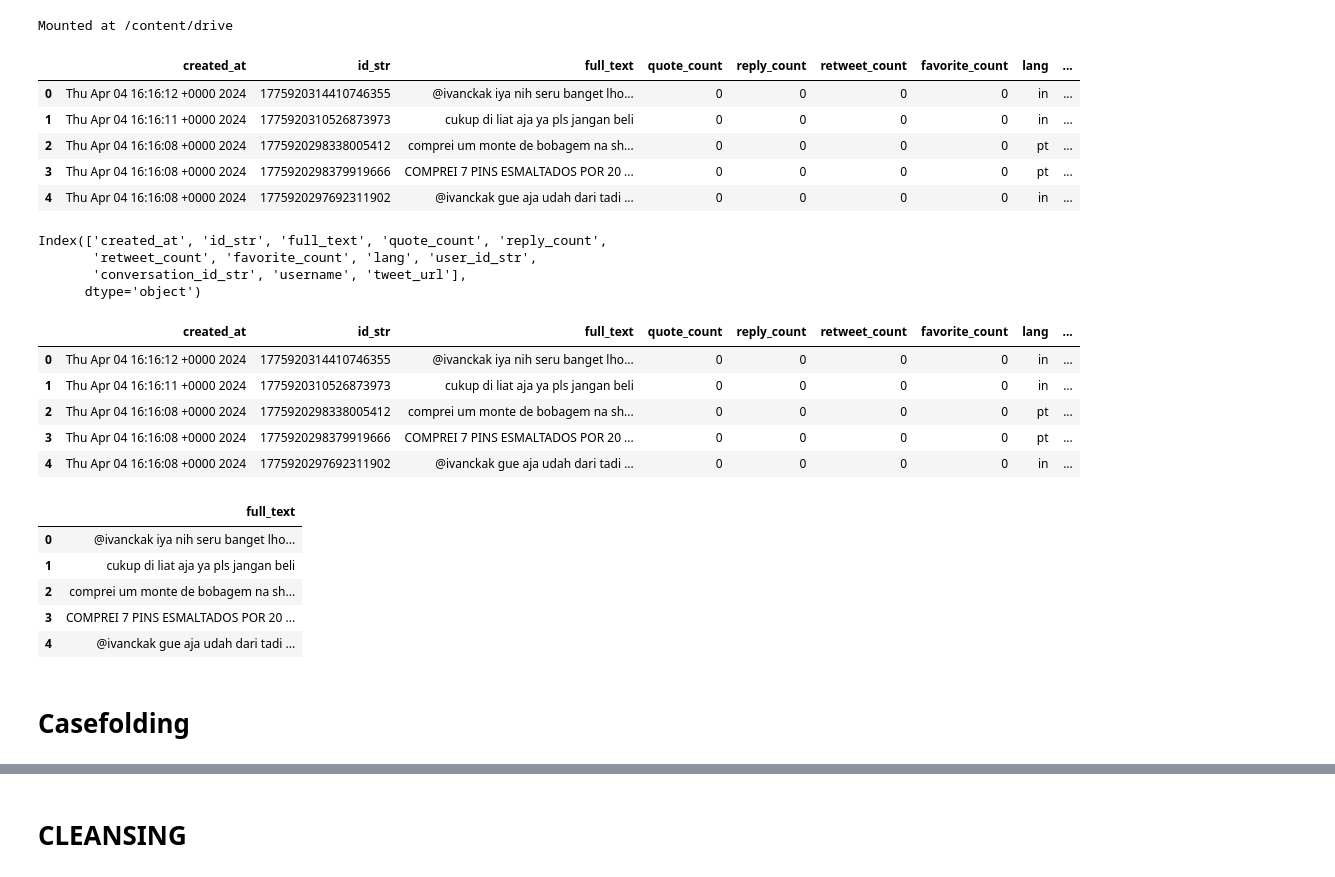
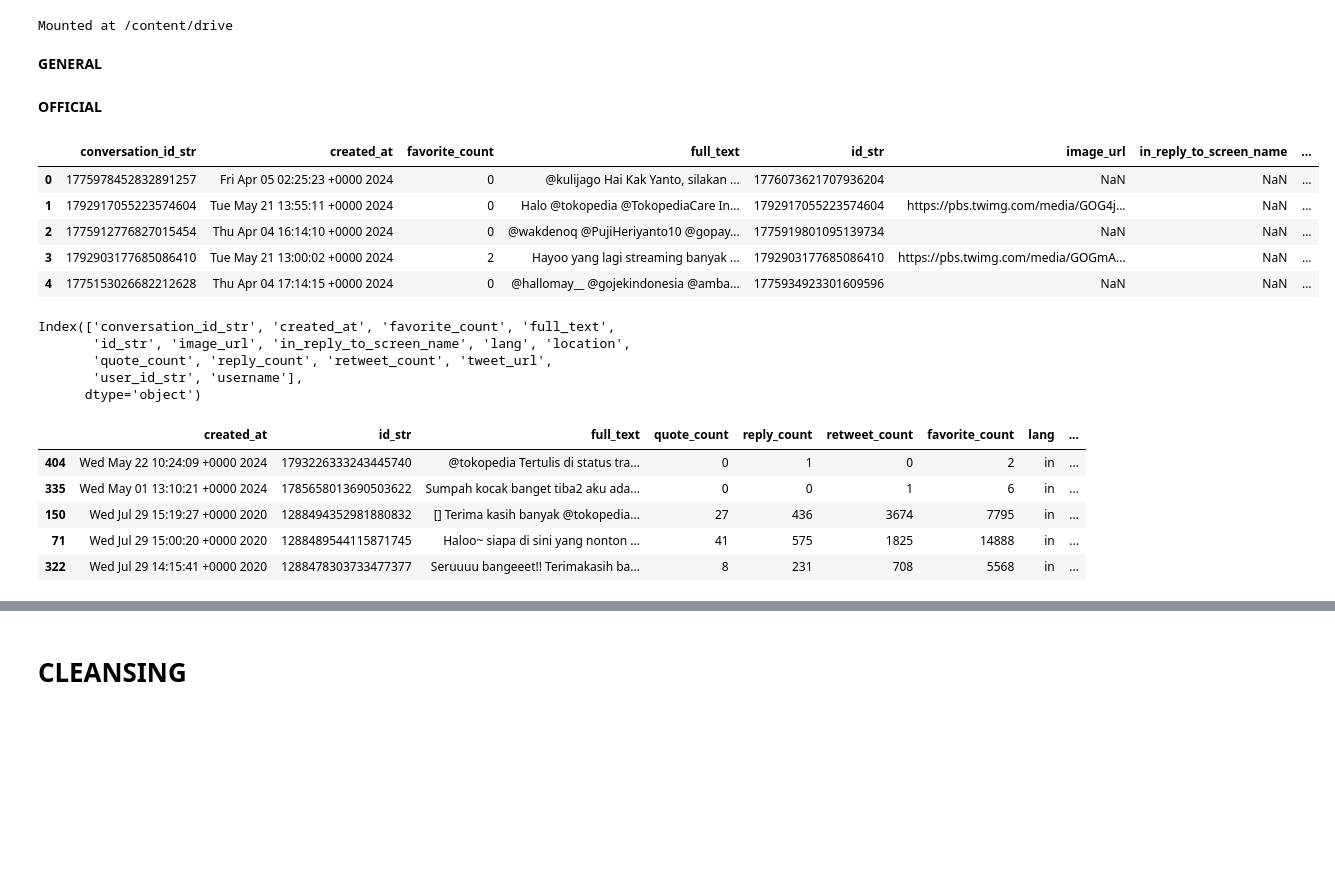
Before and after one commit to VindiSovia/Analisis_Sentimen, a Jupyter notebook: Proses_twitter.ipynb, the cells around one changed output, grey strips where cells are left out. Drawn from its saved outputs; the diff is of its cells as text; code cells hidden in the pictures; blank space fills up the shorter version.

```diff
--- a/Proses_twitter.ipynb
+++ b/Proses_twitter.ipynb
@@ -32,4 +32,6 @@ from google.colab import drive
 drive.mount('/content/drive')
 # %% [output]
 Mounted at /content/drive
+# %% [markdown]
+**GENERAL**
 # %%
@@ -40,5 +42,7 @@ tkp_gps = pd.read_csv("/content/drive/MyDrive/Skripsi/Dataset/GOOGLE PLAY/Tokope
+# %% [markdown]
+**OFFICIAL**
 # %%
-bkl_app = pd.read_csv("/content/drive/MyDrive/Skripsi/Dataset/PS_APP/BukalapakAPST.csv")
-lzd_app = pd.read_csv("/content/drive/MyDrive/Skripsi/Dataset/PS_APP/LazadaAPST.csv")
-shp_app = pd.read_csv("/content/drive/MyDrive/Skripsi/Dataset/PS_APP/ShopeeAPST.csv")
-tkp_app = pd.read_csv("/content/drive/MyDrive/Skripsi/Dataset/PS_APP/TokopediaAPST.csv")
+bkl_ofc = pd.read_csv("/content/drive/MyDrive/Skripsi/Dataset/500/TWTOFC/bukalapakOfcTwt.csv")
+lzd_ofc = pd.read_csv("/content/drive/MyDrive/Skripsi/Dataset/500/TWTOFC/lazadaTwtOfc12.csv")
+shp_ofc = pd.read_csv("/content/drive/MyDrive/Skripsi/Dataset/500/TWTOFC/shopeeOfcTwt.csv")
+tkp_ofc = pd.read_csv("/content/drive/MyDrive/Skripsi/Dataset/500/TWTOFC/tokopediaOfcTwt.csv")
@@ -47,30 +49,31 @@ shp_twt = pd.read_csv("/content/drive/MyDrive/Skripsi/Dataset/TWT/ofc_shopee.csv
 # %%
-shp_twt.head()
+tkp_ofc.head()
 # %% [output]
-|  | created_at | id_str | full_text | quote_count | reply_count | retweet_count | favorite_count | lang | ... |
-| 0 | Thu Apr 04 16:16:12 +0000 2024 | 1775920314410746355 | @ivanckak iya nih seru banget lho... | 0 | 0 | 0 | 0 | in | ... |
-| 1 | Thu Apr 04 16:16:11 +0000 2024 | 1775920310526873973 | cukup di liat aja ya pls jangan beli | 0 | 0 | 0 | 0 | in | ... |
-| 2 | Thu Apr 04 16:16:08 +0000 2024 | 1775920298338005412 | comprei um monte de bobagem na sh... | 0 | 0 | 0 | 0 | pt | ... |
-| 3 | Thu Apr 04 16:16:08 +0000 2024 | 1775920298379919666 | COMPREI 7 PINS ESMALTADOS POR 20 ... | 0 | 0 | 0 | 0 | pt | ... |
-| 4 | Thu Apr 04 16:16:08 +0000 2024 | 1775920297692311902 | @ivanckak gue aja udah dari tadi ... | 0 | 0 | 0 | 0 | in | ... |
+|  | conversation_id_str | created_at | favorite_count | full_text | id_str | image_url | in_reply_to_screen_name | ... |
+| 0 | 1775978452832891257 | Fri Apr 05 02:25:23 +0000 2024 | 0 | @kulijago Hai Kak Yanto, silakan ... | 1776073621707936204 | NaN | NaN | ... |
+| 1 | 1792917055223574604 | Tue May 21 13:55:11 +0000 2024 | 0 | Halo @tokopedia @TokopediaCare In... | 1792917055223574604 | https://pbs.twimg.com/media/GOG4j... | NaN | ... |
+| 2 | 1775912776827015454 | Thu Apr 04 16:14:10 +0000 2024 | 0 | @wakdenoq @PujiHeriyanto10 @gopay... | 1775919801095139734 | NaN | NaN | ... |
+| 3 | 1792903177685086410 | Tue May 21 13:00:02 +0000 2024 | 2 | Hayoo yang lagi streaming banyak ... | 1792903177685086410 | https://pbs.twimg.com/media/GOGmA... | NaN | ... |
+| 4 | 1775153026682212628 | Thu Apr 04 17:14:15 +0000 2024 | 0 | @hallomay__ @gojekindonesia @amba... | 1775934923301609596 | NaN | NaN | ... |
 # %%
-print(shp_twt.columns)
+print(tkp_ofc.columns)
 # %% [output]
-Index(['created_at', 'id_str', 'full_text', 'quote_count', 'reply_count',
-       'retweet_count', 'favorite_count', 'lang', 'user_id_str',
-       'conversation_id_str', 'username', 'tweet_url'],
+Index(['conversation_id_str', 'created_at', 'favorite_count', 'full_text',
+       'id_str', 'image_url', 'in_reply_to_screen_name', 'lang', 'location',
+       'quote_count', 'reply_count', 'retweet_count', 'tweet_url',
+       'user_id_str', 'username'],
       dtype='object')
 # %%
-new_df = shp_twt[['created_at', 'id_str', 'full_text', 'quote_count', 'reply_count',
+new_df = tkp_ofc[['created_at', 'id_str', 'full_text', 'quote_count', 'reply_count',
        'retweet_count', 'favorite_count', 'lang', 'user_id_str',
        'conversation_id_str', 'username', 'tweet_url']]
 sorted_df = new_df.sort_values(by='created_at', ascending=False) #Sort by Newst, change to True if you want to sort by Oldest.
 sorted_df.head()
 # %% [output]
 |  | created_at | id_str | full_text | quote_count | reply_count | retweet_count | favorite_count | lang | ... |
-| 0 | Thu Apr 04 16:16:12 +0000 2024 | 1775920314410746355 | @ivanckak iya nih seru banget lho... | 0 | 0 | 0 | 0 | in | ... |
-| 1 | Thu Apr 04 16:16:11 +0000 2024 | 1775920310526873973 | cukup di liat aja ya pls jangan beli | 0 | 0 | 0 | 0 | in | ... |
-| 2 | Thu Apr 04 16:16:08 +0000 2024 | 1775920298338005412 | comprei um monte de bobagem na sh... | 0 | 0 | 0 | 0 | pt | ... |
-| 3 | Thu Apr 04 16:16:08 +0000 2024 | 1775920298379919666 | COMPREI 7 PINS ESMALTADOS POR 20 ... | 0 | 0 | 0 | 0 | pt | ... |
-| 4 | Thu Apr 04 16:16:08 +0000 2024 | 1775920297692311902 | @ivanckak gue aja udah dari tadi ... | 0 | 0 | 0 | 0 | in | ... |
+| 404 | Wed May 22 10:24:09 +0000 2024 | 1793226333243445740 | @tokopedia Tertulis di status tra... | 0 | 1 | 0 | 2 | in | ... |
+| 335 | Wed May 01 13:10:21 +0000 2024 | 1785658013690503622 | Sumpah kocak banget tiba2 aku ada... | 0 | 0 | 1 | 6 | in | ... |
+| 150 | Wed Jul 29 15:19:27 +0000 2020 | 1288494352981880832 | [] Terima kasih banyak @tokopedia... | 27 | 436 | 3674 | 7795 | in | ... |
+| 71 | Wed Jul 29 15:00:20 +0000 2020 | 1288489544115871745 | Haloo~ siapa di sini yang nonton ... | 41 | 575 | 1825 | 14888 | in | ... |
+| 322 | Wed Jul 29 14:15:41 +0000 2020 | 1288478303733477377 | Seruuuu bangeeet!! Terimakasih ba... | 8 | 231 | 708 | 5568 | in | ... |
 # %%
@@ -84,11 +82,0 @@ my_df = my_df.dropna(axis=1)
-# %%
-my_df.head()
-# %% [output]
-|  | full_text |
-| 0 | @ivanckak iya nih seru banget lho... |
-| 1 | cukup di liat aja ya pls jangan beli |
-| 2 | comprei um monte de bobagem na sh... |
-| 3 | COMPREI 7 PINS ESMALTADOS POR 20 ... |
-| 4 | @ivanckak gue aja udah dari tadi ... |
-# %% [markdown]
-# **Casefolding**
```
Also changed, not shown: parts of 72 cells of this notebook.
